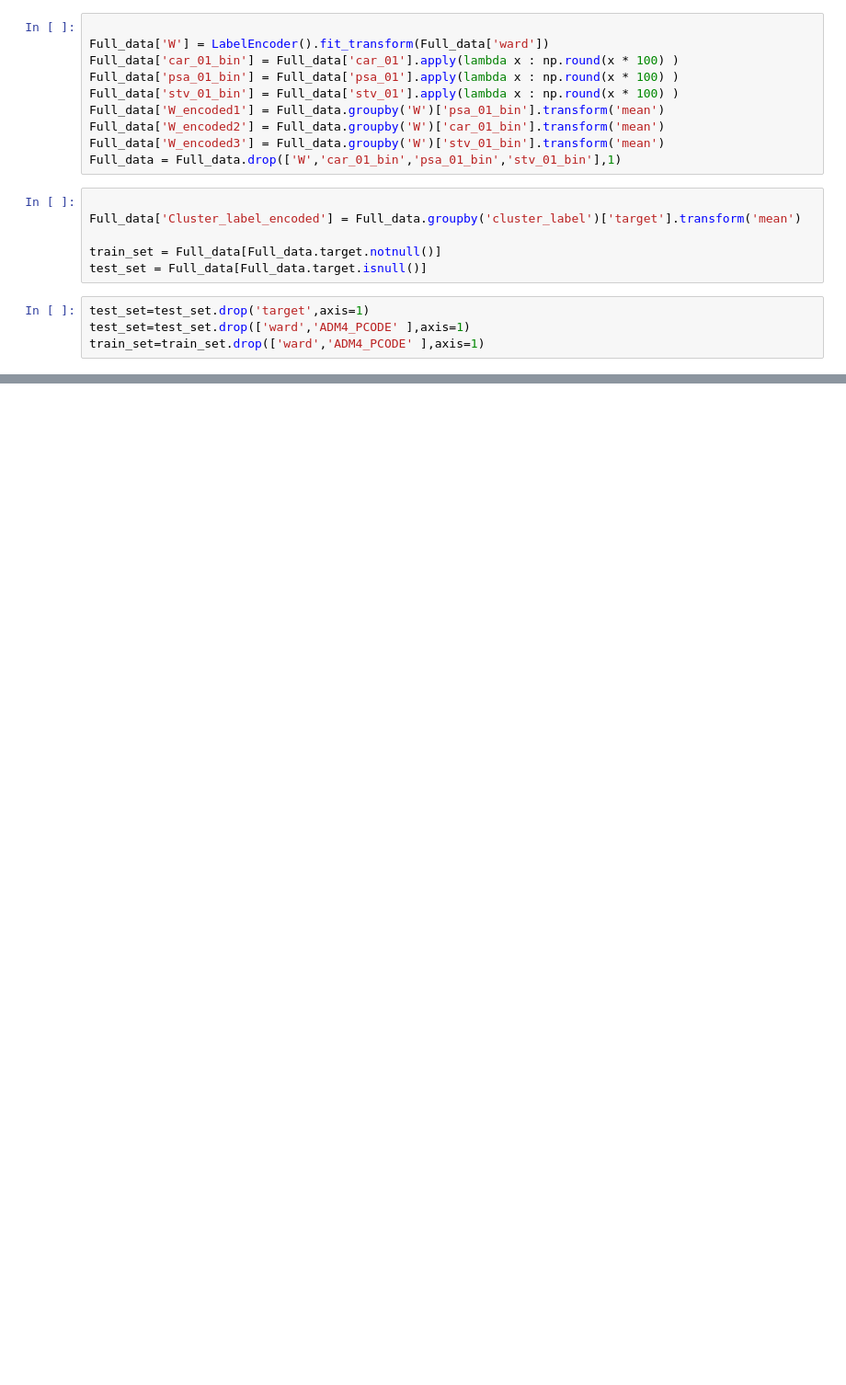
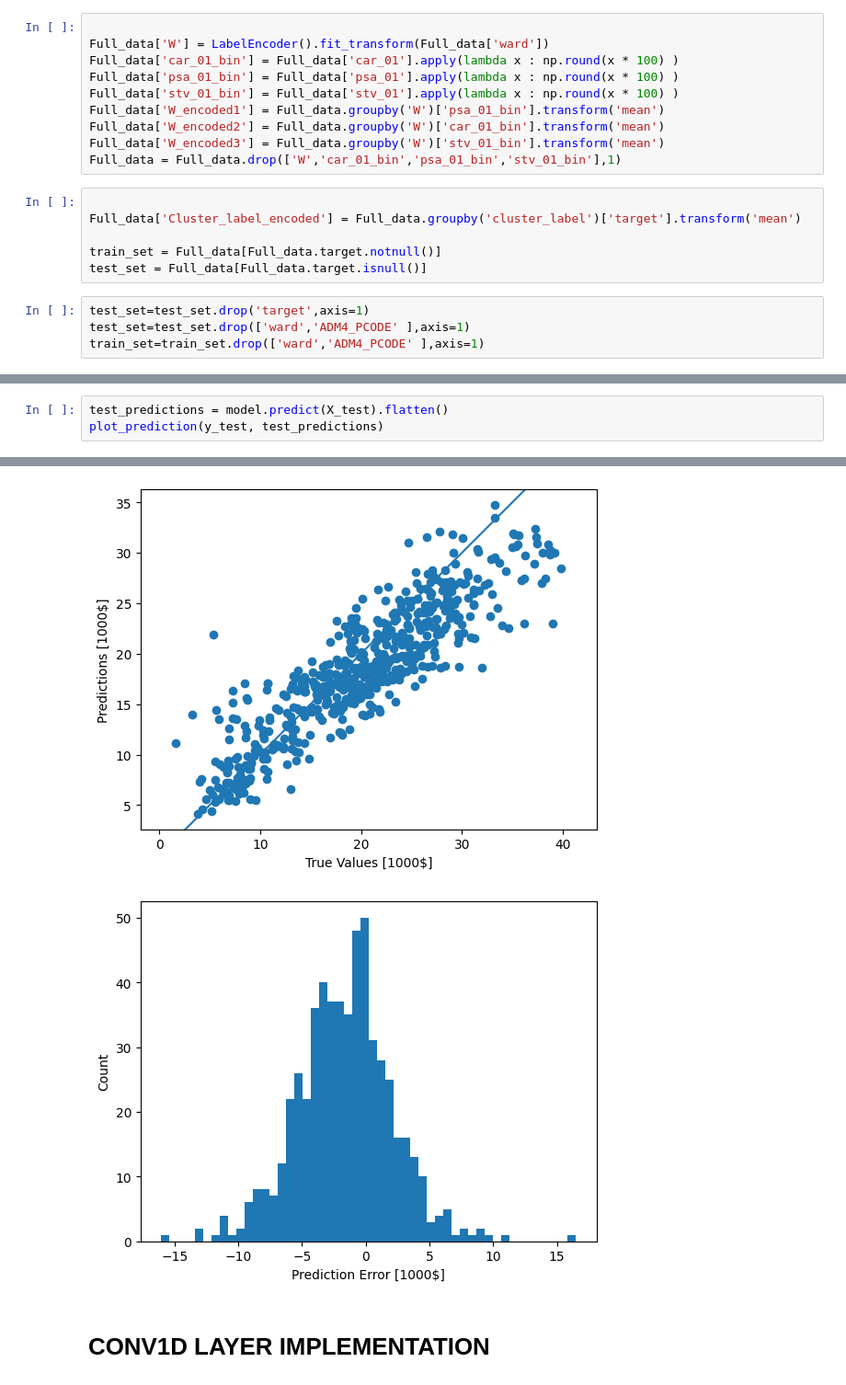
Before and after one commit to ExplorerGumel/Trailblazers-Qualification-Challenge, a Jupyter notebook: Solution.ipynb, the cells around one changed output, grey strips where cells are left out. Shown: that part at 92% size. Saved outputs shown, nothing was run; the diff lists cells and outputs as text; blank space fills up the shorter version.

```diff
--- a/Solution.ipynb
+++ b/Solution.ipynb
@@ -182,0 +316,4 @@ print(mean_squared_error(y_test,prediction))
+# %%
+test_predictions = model.predict(X_test).flatten()
+plot_prediction(y_test, test_predictions)
+# %% [output]
@@ -182,0 +321,4 @@ print(mean_squared_error(y_test,prediction))
+[figure, added]
+[figure, added]
+# %% [markdown]
+# CONV1D LAYER IMPLEMENTATION
```
Also changed, not shown: parts of 19 cells of this notebook.
